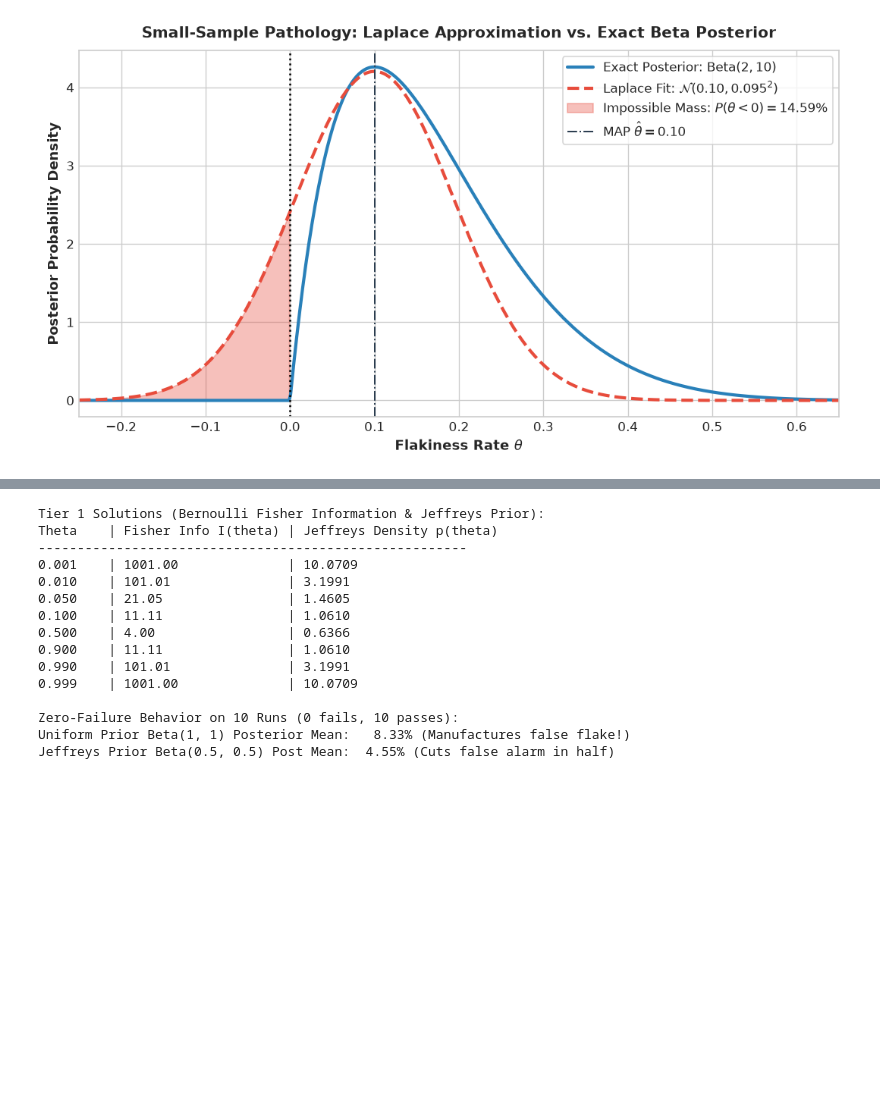
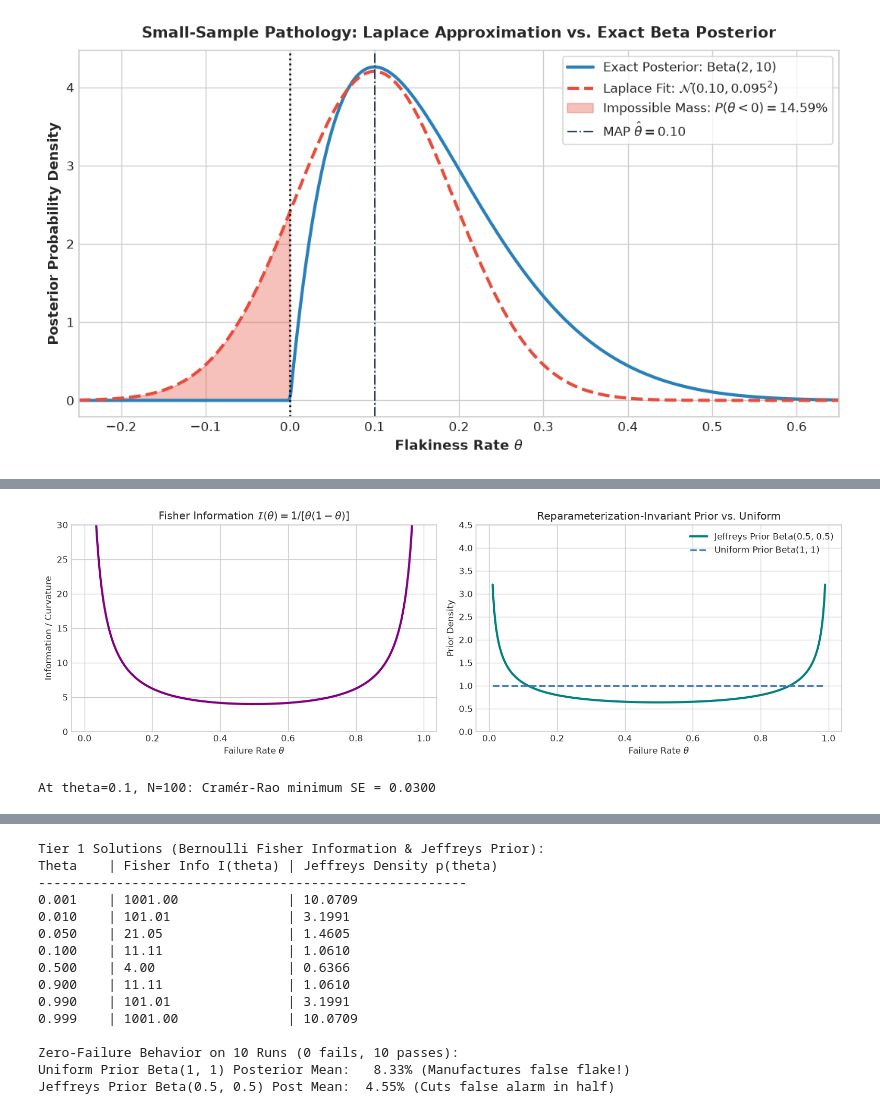
Before and after one commit to tarobins/inference-and-information, a Jupyter notebook: python/05_curvature_laplace_and_fisher_information.ipynb, the cells around one changed output, grey strips where cells are left out. Cells and saved outputs as stored; diff of their text form; code cells hidden in the pictures; blank space fills up the shorter version.

Commit message:
docs(python): enrich Ch 00-06 conceptual narrative and Fisher/Jeffreys demo

```diff
--- a/python/05_curvature_laplace_and_fisher_information.ipynb
+++ b/python/05_curvature_laplace_and_fisher_information.ipynb
@@ -323,0 +288,34 @@ negative mass!
+# %%
+from scipy.stats import beta
+# Part 6 Demo: Fisher Information, Cramér-Rao Bound & Jeffreys' Prior
+theta_grid = np.linspace(0.01, 0.99, 500)
+fisher_info = 1.0 / (theta_grid * (1.0 - theta_grid))
+jeffreys_pdf = beta.pdf(theta_grid, 0.5, 0.5)
+uniform_pdf = beta.pdf(theta_grid, 1.0, 1.0)
+
+fig, axes = plt.subplots(1, 2, figsize=(13, 4.2), dpi=120)
+
+axes[0].plot(theta_grid, fisher_info, color="purple", lw=2.5)
+axes[0].set_title(r"Fisher Information $\mathcal{I}(\theta) = 1 / [\theta(1-\theta)]$")
+axes[0].set_xlabel(r"Failure Rate $\theta$")
+axes[0].set_ylabel("Information / Curvature")
+axes[0].set_ylim(0, 30)
+
+axes[1].plot(theta_grid, jeffreys_pdf, color="teal", lw=2.5, label="Jeffreys Prior Beta(0.5, 0.5)")
+axes[1].plot(theta_grid, uniform_pdf, color="steelblue", ls="--", lw=2, label="Uniform Prior Beta(1, 1)")
+axes[1].set_title("Reparameterization-Invariant Prior vs. Uniform")
+axes[1].set_xlabel(r"Failure Rate $\theta$")
+axes[1].set_ylabel("Prior Density")
+axes[1].set_ylim(0, 4.5)
+axes[1].legend()
+
+plt.tight_layout()
+plt.show()
+
+# Cramér-Rao minimum standard error at theta=0.10 for N=100 runs
+theta_ref, N_runs = 0.10, 100
+crlb_se = np.sqrt(1.0 / (N_runs * (1.0 / (theta_ref * (1.0 - theta_ref)))))
+print(f"At theta={theta_ref}, N={N_runs}: Cramér-Rao minimum SE = {crlb_se:.4f}")
+# %% [output]
+[figure, added]
+At theta=0.1, N=100: Cramér-Rao minimum SE = 0.0300
```
Also changed, not shown: parts of 13 cells of this notebook, 7 other files.
